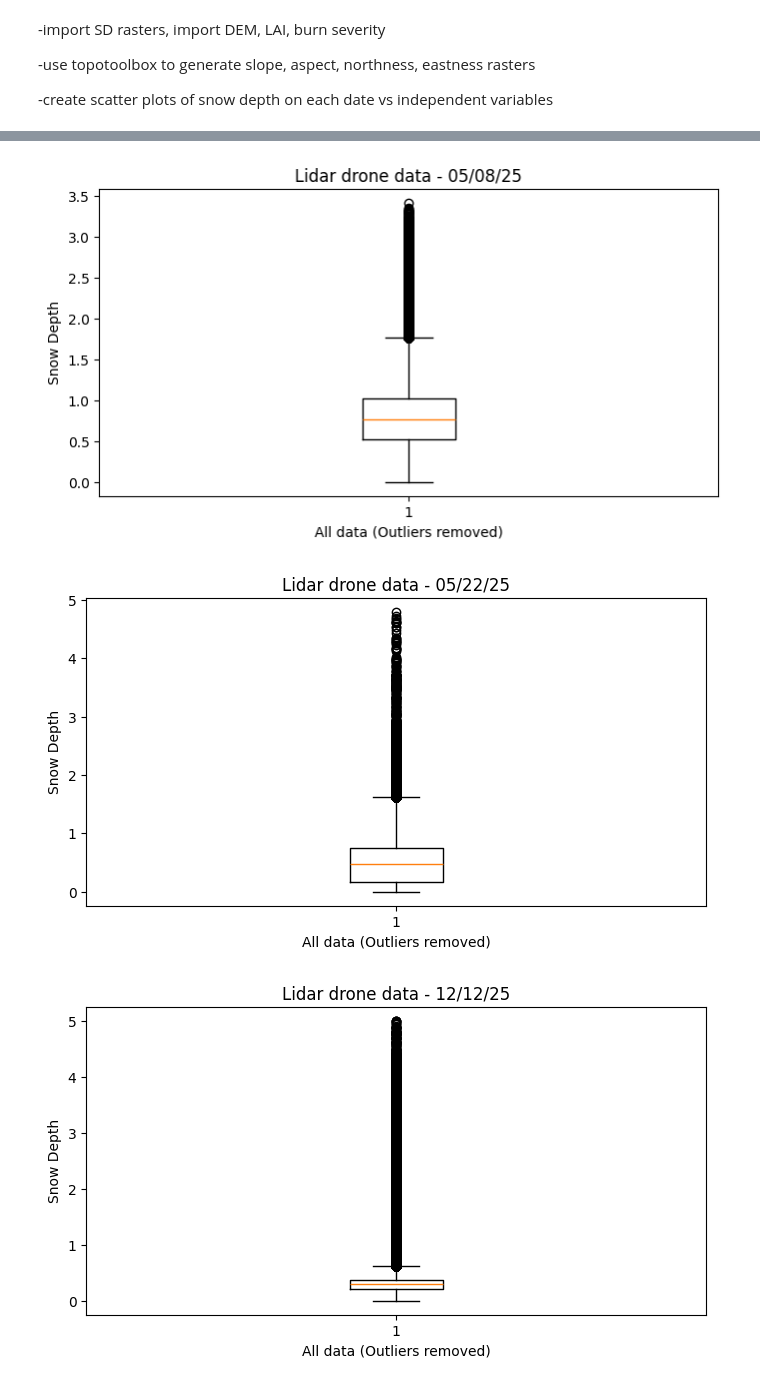
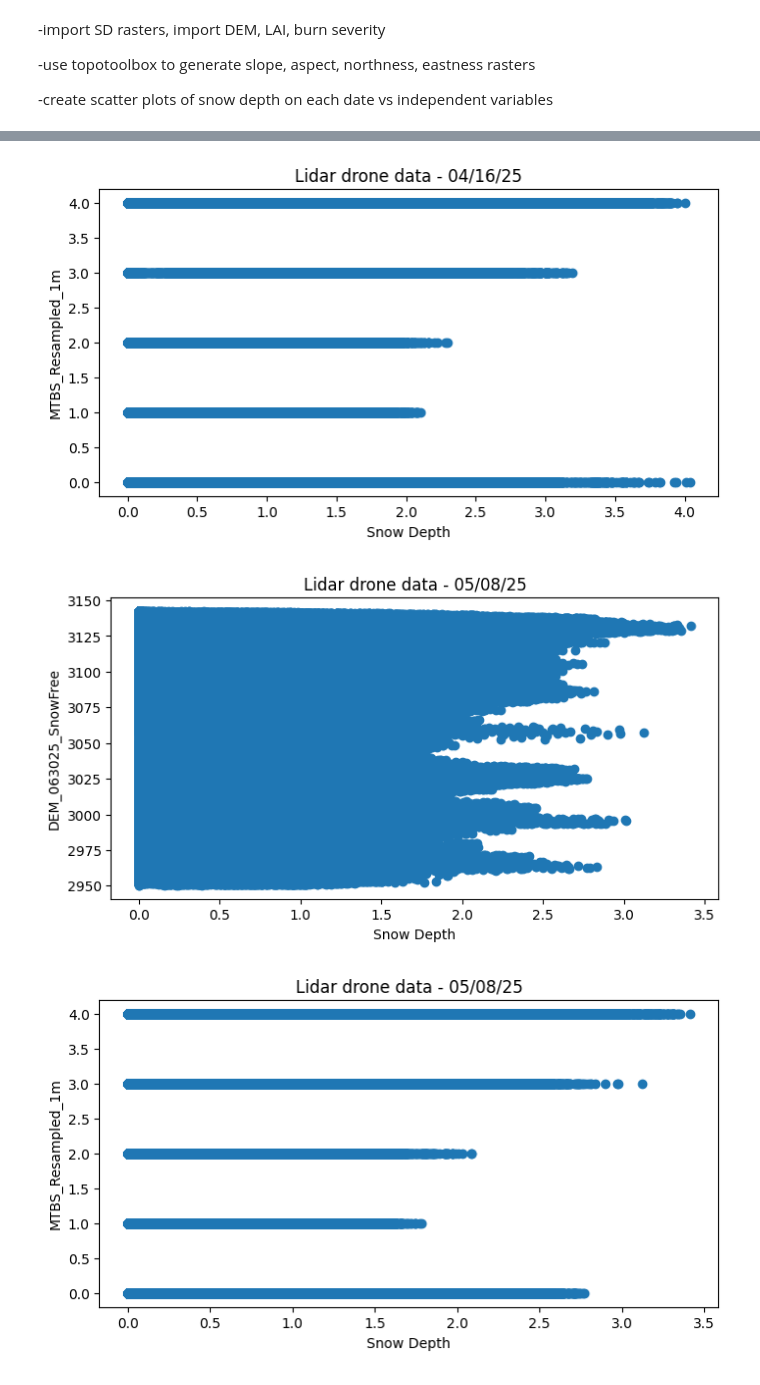
Before and after one commit to ZaneSoCool/Snowfall2026Internship, a Jupyter notebook: SnowDepthCharting.ipynb, the cells around one changed output, grey strips where cells are left out. Drawn from its saved outputs; the diff is of its cells as text; code cells hidden in the pictures.

Commit message:
new scatter plot function that works!

```diff
--- a/SnowDepthCharting.ipynb
+++ b/SnowDepthCharting.ipynb
@@ -40,3 +49,17 @@ def makeBoxPlot(data : np.array, title : str, dataLabel : str, criteriaLabel : s
+# %%
+def makeScatterPlot(xData : np.array, yData : np.array, title : str, xLabel : str, yLabel : str):
+
+    #Setup graph
+    plt.figure(figsize=(8, 4))
+    plt.scatter(xData, yData)
+
+    #Setup labels
+    plt.title(title)
+    plt.xlabel(xLabel)
+    plt.ylabel(yLabel)
+
+    #Show graph
+    plt.show()
 # %% [markdown]
 Function that takes the raw name of a dem and processes it into a readable format.
 # %%
@@ -56,18 +79,32 @@ Process snow depth data and make box plots.
 # %%
-totalList = []
-
 for dem in dems:
-    #get size of data (stored in vars rows & cols) TODO: USE OR DELETE
-    rows, cols = dem.shape
-
     #store all depths in array
     depths = dem.z.ravel()
 
+    #store all depths in array after clipping to proper size
+    #depths = dem[:2016, :2187].ravel()
+
     #filter out any points less than -0.1 or greater than 5, if a remaining value is less than 0 it will be set to zero
-    depths = depths[depths > -0.1]
-    depths = depths[depths < 5.0]
+    depths[depths < -0.1] = None
+    depths[depths > 5.0] = None
     depths[depths < 0] = 0
 
-    #make box plot of depths
-    makeBoxPlot(depths, processDemName(dem.name), "Snow Depth", "All data (Outliers removed)")
+    # -------------Box plot ---------------
+    # #make box plot of depths
+    # makeBoxPlot(depths, processDemName(dem.name), "Snow Depth", "All data (Outliers removed)")
+
+    # -------------Scatter plot -----------
+    # #make scatter plot of depths against independent variable
+    for iVarDem in iVarDems:
+
+        iVarData = iVarDem.z.ravel()
+
+        # DOESN'T NOTICE CLIPPING
+        # print("depths-size:" + str(dem.shape))
+        # print("independent-size: " + str(iVarDem.shape))
+
+        if len(depths) == len(iVarData):
+            makeScatterPlot(depths, iVarData, processDemName(dem.name), "Snow Depth", iVarDem.name)
+        else:
+            print("RESOLUTIONS DID NOT MATCH: " + dem.name)
 # %% [output]
@@ -81,3 +124,3 @@ for dem in dems:
-[figure, old version]
+[figure, new version]
-[figure, old version]
+[figure, new version]
-[figure, old version]
+[figure, new version]
```
Also changed, not shown: parts of 4 cells of this notebook.
